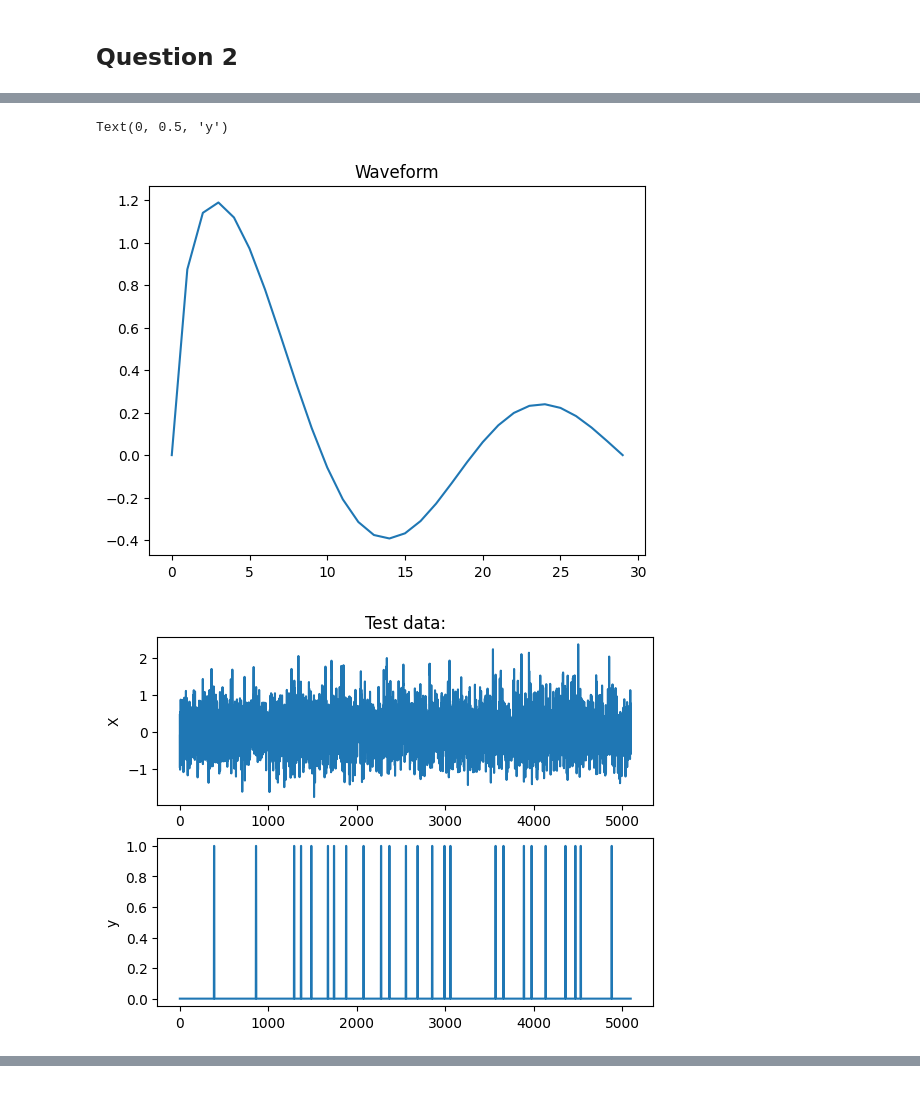
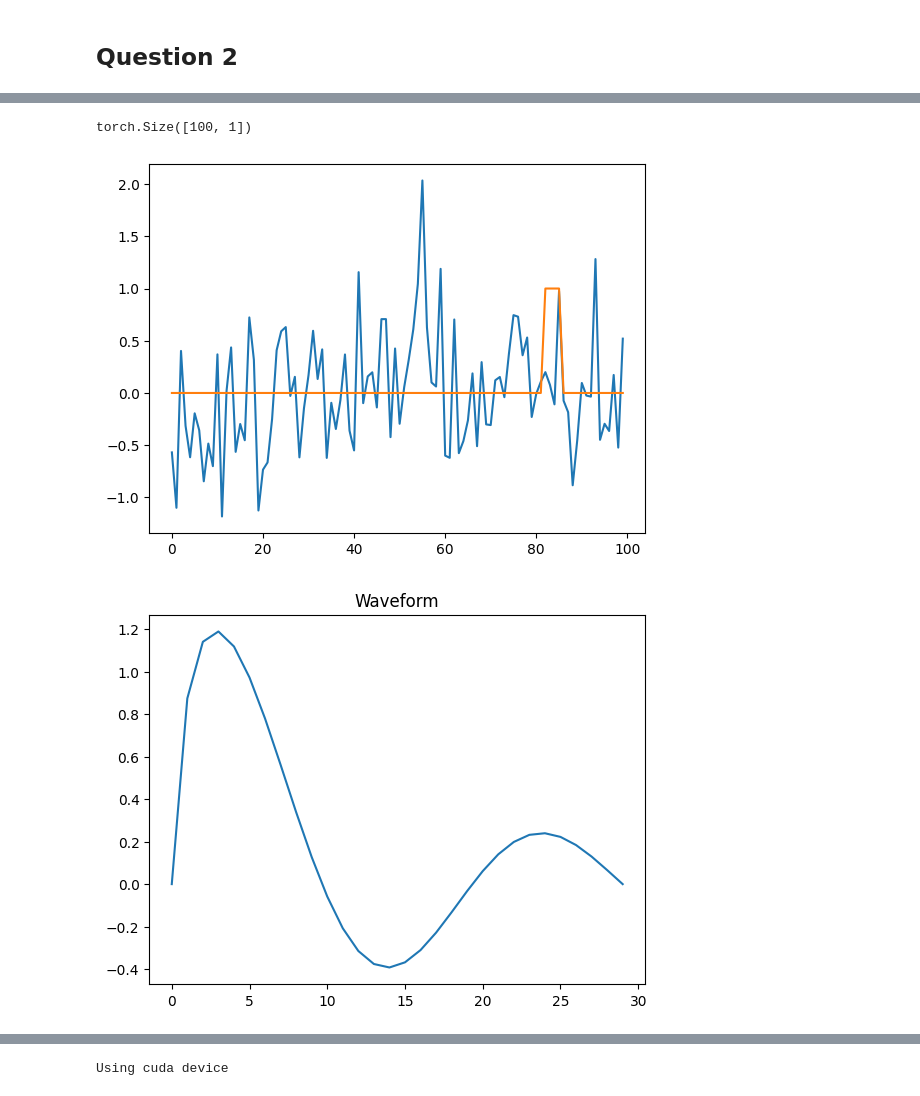
Before and after one commit to KasperMollerHansen/DeepLearning, a Jupyter notebook: jonathan/Assignment_2_Jonathan.ipynb, the cells around one changed output, grey strips where cells are left out. Saved outputs shown, nothing was run; the diff lists cells and outputs as text; code cells hidden in the pictures.

```diff
--- a/jonathan/Assignment_2_Jonathan.ipynb
+++ b/jonathan/Assignment_2_Jonathan.ipynb
@@ -147,5 +146,7 @@ The variational autoencoder represents each latent attribute using (gaussian) pr
 # %%
+
 #%% load packages
+
 import numpy as np
 import matplotlib.pyplot as plt
 import torch
@@ -212,7 +213,8 @@ waveform=torch.tensor(waveform,dtype=torch.float32)
 def bgg():
     backgroundL=100
     scale=.5
-    background=torch.tensor(np.random.normal(0,scale=scale,size=(backgroundL,1)),dtype=torch.float32)
+    background=torch.tensor(np.random.normal(0,scale=scale,
+                                             size=(backgroundL,1)),dtype=torch.float32)
     return background
 
 wfDataset=waveFormDataset(waveform,bgg,.5)
@@ -221,33 +223,43 @@ waveformLoader=torch.utils.data.DataLoader(wfDataset,batch_size=32)
 # %%
 
 #seed random number generator:
 torch.manual_seed(1066)
 np.random.seed(1066)
 
 #test dataset:
 nTest=50
 testX,testy=wfDataset.__getitem__(1)
 
 for iVal in range(nTest):
     x,y=wfDataset.__getitem__(1)
     testX=torch.cat((testX,x),0)
     testy=torch.cat((testy,y),0)
+    if sum(y)>1:
+        example_x = x
+        example_y = y
 
 
 testX=torch.unsqueeze(testX,0)
+print(example_x.size())
+plt.plot(example_x)
+plt.plot(example_y)
+plt.show()
 
 plt.plot(waveform[0,:])
 plt.title('Waveform')
+plt.show()
+
 plt.figure()
 plt.subplot(2,1,1)
 plt.plot(testX[0,:])
 plt.ylabel('X')
 plt.title('Test data:')
 
 plt.subplot(2,1,2)
 plt.plot(testy[:,0])
 plt.ylabel('y')
+plt.show()
 # %% [output]
-Text(0, 0.5, 'y')
+torch.Size([100, 1])
-[figure, old version]
+[figure, new version]
-[figure, old version]
+[figure, new version]
@@ -330,3 +277,35 @@ model = NeuralNetwork().to(device)
+# %%
+# Get cpu, gpu or mps device for training.
+device = (
+    "cuda" if torch.cuda.is_available()
+     else "cpu"
+)
+print(f"Using {device} device")
+
+input_size = 1
+#seq_length = 100
+hidden_size = 64
+num_layers = 4
+output_size = 1
+
+# Define model
+class LSTM(nn.Module):
+    def __init__(self,input_size,hidden_size,num_layers):
+        super(LSTM,self).__init__()
+        self.LSTM = nn.LSTM(input_size,hidden_size,num_layers,
+                            batch_first=True,dropout=0.2)
+        self.linear = nn.Linear(hidden_size,output_size)
+
+    def forward(self, x):
+
+        out, _ = self.LSTM(x)
+        out = self.linear(out)
+        #out -> (batch_size, seq_length, hidden_size)
+        return out
+
+model = LSTM(input_size,hidden_size,num_layers).to(device)
+# %% [output]
+Using cuda device
 # %%
 train_losses = []
 test_losses = []
```
Also changed, not shown: parts of 11 cells of this notebook.
